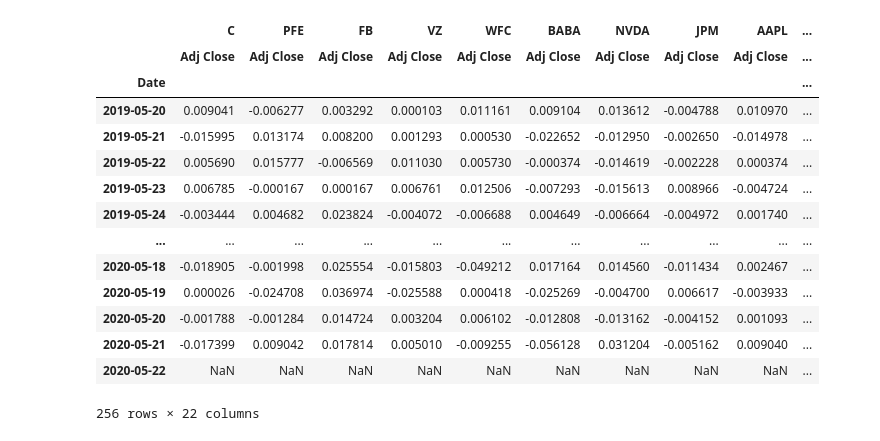
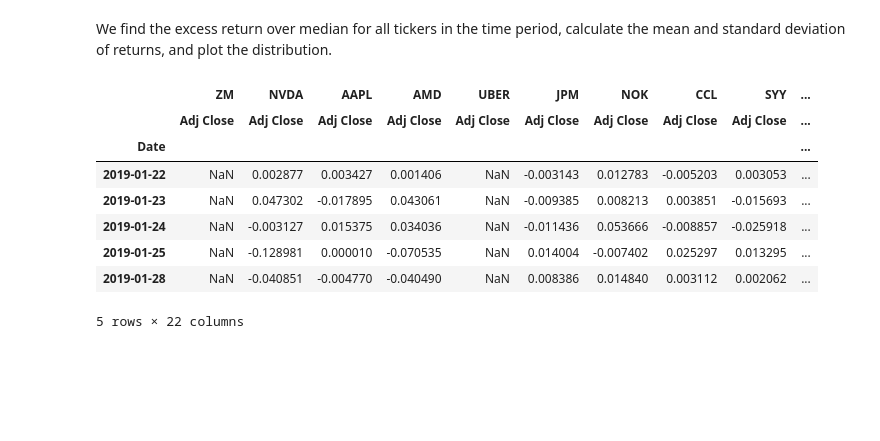
Before and after one commit to AI-Stuff/hudson-and-thames-research, a Jupyter notebook: Labelling/Labels Excess Over Median/Excess over Median.ipynb, the cells around one changed output. Drawn from its saved outputs; the diff is of its cells as text; code cells hidden in the pictures; blank space fills up the shorter version.

```diff
--- a/Labelling/Labels Excess Over Median/Excess over Median.ipynb
+++ b/Labelling/Labels Excess Over Median/Excess over Median.ipynb
@@ -55,18 +50,15 @@ data
-# %%
-excess_over_median(data)
-# %% [output]
-|  | C | PFE | FB | VZ | WFC | BABA | NVDA | JPM | AAPL | ... |
-|  | Adj Close | Adj Close | Adj Close | Adj Close | Adj Close | Adj Close | Adj Close | Adj Close | Adj Close | ... |
-| Date |  |  |  |  |  |  |  |  |  | ... |
-| 2019-05-20 | 0.009041 | -0.006277 | 0.003292 | 0.000103 | 0.011161 | 0.009104 | 0.013612 | -0.004788 | 0.010970 | ... |
-| 2019-05-21 | -0.015995 | 0.013174 | 0.008200 | 0.001293 | 0.000530 | -0.022652 | -0.012950 | -0.002650 | -0.014978 | ... |
-| 2019-05-22 | 0.005690 | 0.015777 | -0.006569 | 0.011030 | 0.005730 | -0.000374 | -0.014619 | -0.002228 | 0.000374 | ... |
-| 2019-05-23 | 0.006785 | -0.000167 | 0.000167 | 0.006761 | 0.012506 | -0.007293 | -0.015613 | 0.008966 | -0.004724 | ... |
-| 2019-05-24 | -0.003444 | 0.004682 | 0.023824 | -0.004072 | -0.006688 | 0.004649 | -0.006664 | -0.004972 | 0.001740 | ... |
-| ... | ... | ... | ... | ... | ... | ... | ... | ... | ... | ... |
-| 2020-05-18 | -0.018905 | -0.001998 | 0.025554 | -0.015803 | -0.049212 | 0.017164 | 0.014560 | -0.011434 | 0.002467 | ... |
-| 2020-05-19 | 0.000026 | -0.024708 | 0.036974 | -0.025588 | 0.000418 | -0.025269 | -0.004700 | 0.006617 | -0.003933 | ... |
-| 2020-05-20 | -0.001788 | -0.001284 | 0.014724 | 0.003204 | 0.006102 | -0.012808 | -0.013162 | -0.004152 | 0.001093 | ... |
-| 2020-05-21 | -0.017399 | 0.009042 | 0.017814 | 0.005010 | -0.009255 | -0.056128 | 0.031204 | -0.005162 | 0.009040 | ... |
-| 2020-05-22 | NaN | NaN | NaN | NaN | NaN | NaN | NaN | NaN | NaN | ... |
-256 rows × 22 columns
+# %% [markdown]
+We find the excess return over median for all tickers in the time period, calculate the mean and standard deviation of returns, and plot the distribution.
+# %%
+excess1 = excess_over_median(data)
+excess1.head()
+# %% [output]
+|  | ZM | NVDA | AAPL | AMD | UBER | JPM | NOK | CCL | SYY | ... |
+|  | Adj Close | Adj Close | Adj Close | Adj Close | Adj Close | Adj Close | Adj Close | Adj Close | Adj Close | ... |
+| Date |  |  |  |  |  |  |  |  |  | ... |
+| 2019-01-22 | NaN | 0.002877 | 0.003427 | 0.001406 | NaN | -0.003143 | 0.012783 | -0.005203 | 0.003053 | ... |
+| 2019-01-23 | NaN | 0.047302 | -0.017895 | 0.043061 | NaN | -0.009385 | 0.008213 | 0.003851 | -0.015693 | ... |
+| 2019-01-24 | NaN | -0.003127 | 0.015375 | 0.034036 | NaN | -0.011436 | 0.053666 | -0.008857 | -0.025918 | ... |
+| 2019-01-25 | NaN | -0.128981 | 0.000010 | -0.070535 | NaN | 0.014004 | -0.007402 | 0.025297 | 0.013295 | ... |
+| 2019-01-28 | NaN | -0.040851 | -0.004770 | -0.040490 | NaN | 0.008386 | 0.014840 | 0.003112 | 0.002062 | ... |
+5 rows × 22 columns
```
Also changed, not shown: parts of 9 cells of this notebook, 1 other file.
